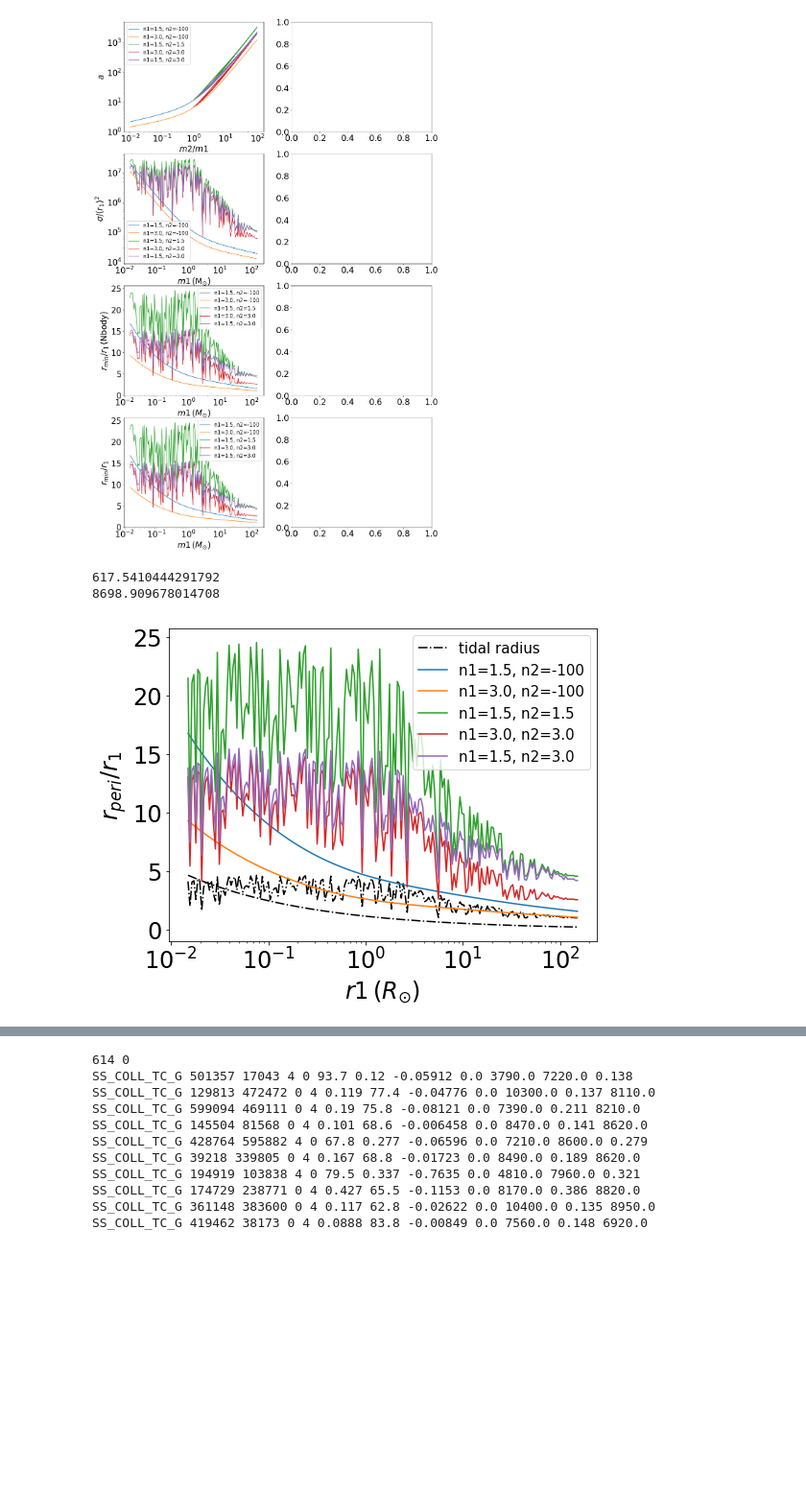
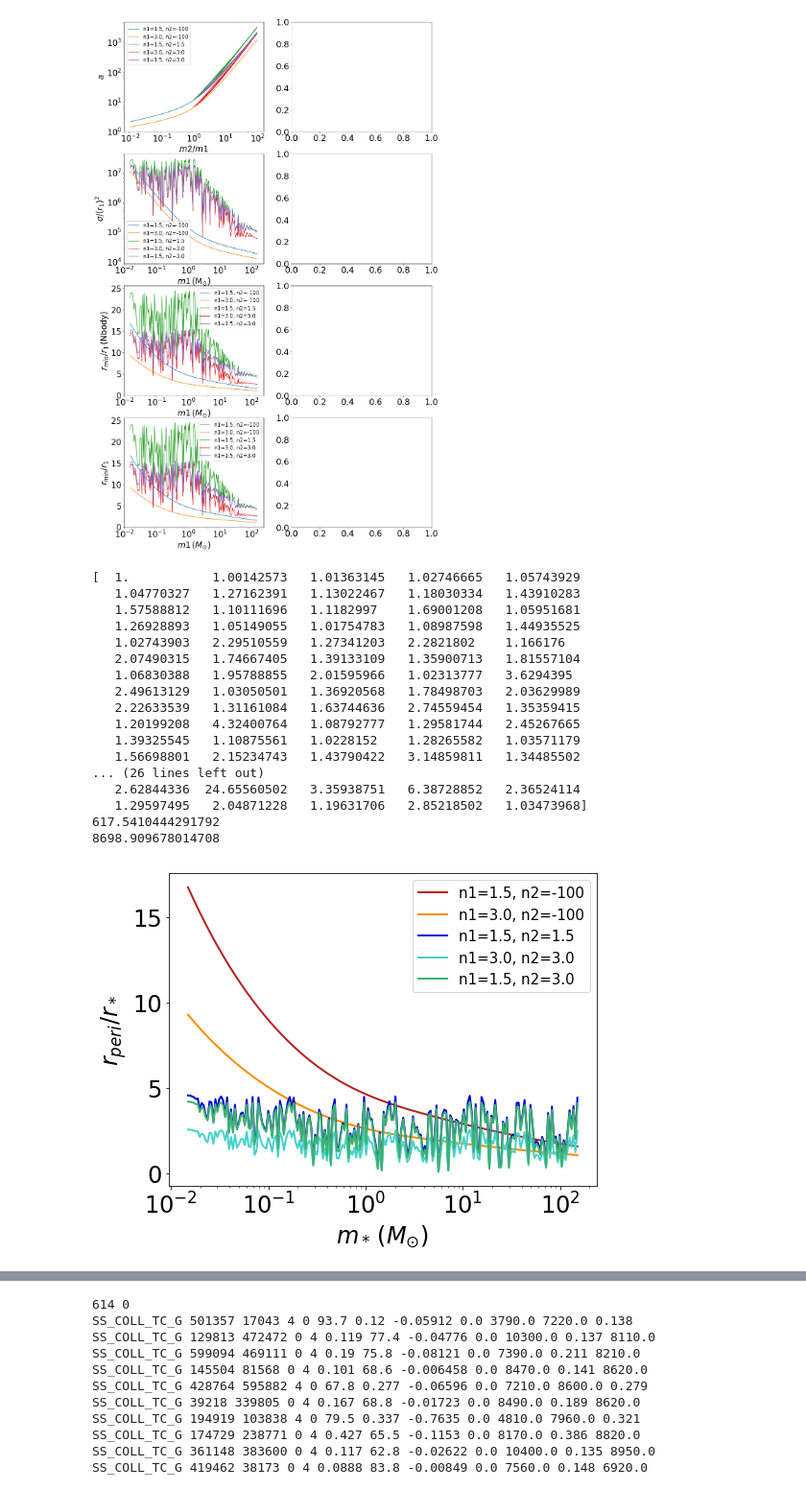
Before and after one commit to claireshiye/MyPythonCode, a Jupyter notebook: Tidal_Capture.ipynb, the cells around one changed output, grey strips where cells are left out. Shown at 96% size. Drawn from its saved outputs; the diff is of its cells as text; code cells hidden in the pictures; blank space fills up the shorter version.

```diff
--- a/Tidal_Capture.ipynb
+++ b/Tidal_Capture.ipynb
@@ -473,15 +473,15 @@ def prefix_a(n1, n2, m1, m2): ##m1 is the oscillating star, m2 is the perturber.
 
 
 n_1=[1.5, 3., 1.5, 3., 1.5]; n_2=[-100, -100, 1.5, 3., 3.]
-m_2_nd=1.5
-m_1=np.logspace(np.log10(0.015), np.log10(150), 200)  ##in solar mass
+m_nd=1.5
+m=np.logspace(np.log10(0.015), np.log10(150), 200)  ##in solar mass
 #print(m_1)
-r_1=m_1  ##in solar radius
 
-m_2_nn = []
-for x in range(len(m_1)):
-    m_2_nn.append(np.random.uniform(m_1[x], min(100*m_1[x],150)))
+m_nn = []
+for x in range(len(m)):
+    m_nn.append(np.random.uniform(0.015, m[x]))
     #print(m_2_nn[x]-m_1[x])
+print(m/m_nn)
 
 v_inf = 10 #km/s
 v_star = (2*Gconst_sun*PC_Rsun)**0.5
@@ -503,52 +503,80 @@ r_tidal = [[], [], [], [], []]   ##(m2/m1)^(1/3)
 
 for i in range(len(n_1)):
     if i<2:
-        m_2 = np.full_like(m_1, m_2_nd, dtype=np.double)
+        m_2 = np.full_like(m_1, m_nd, dtype=np.double)
+        m_1 = m
+        r_1 = m
+        r_star = m
     else:
-        m_2 = m_2_nn
+        m_2 = m
+        m_1 = m_nn
+        r_star = m
+        r_1 = m_nn
 
 
     for j in range(len(m_1)):
         a_temp = prefix_a(n_1[i], n_2[i], m_1[j], m_2[j])
         a_factor[i].append(a_temp)
         sigma_factor[i].append(a_temp * q_v)
 
-        r_nbody_factor[i].append(a_temp/np.pi/(1+m_2[j]/m_1[j])*(v_inf/v_star)**(2-beta))
+        r_nbody_factor[i].append(a_temp/np.pi/(1+m_2[j]/m_1[j])*(v_inf/v_star)**(2-beta)*r_1[j]/r_star[j])
 
         r_not[i].append(math.sqrt(a_temp * q_v/np.pi)*r_1[j])
+
         #print(r_dot[i][j])
 
         b = 2*Gconst_sun*(m_1[j]+m_2[j])*PC_Rsun/v_inf**2
         c = -a_temp * q_v/np.pi*r_1[j]**2
         #print(b, c)
         delta = b**2-4*c
         if delta<0:
             print('no root')
             r_min_factor[i].append(10)
         else:
-            r_min_factor[i].append((-b+math.sqrt(delta))/2/r_1[j])
+            r_min_factor[i].append((-b+math.sqrt(delta))/2/r_star[j])
 
 
     r_tidal[i]= (m_2/m_1)**(1/3)
 
-axs.plot(m_1, r_tidal[0], ls='-.', color='k', label='tidal radius')
-axs.plot(m_1, r_tidal[2], ls='-.', color='k')
+
+#axs.plot(m_1, r_tidal[0], ls='-.', color='k', label='tidal radius')
+#axs.plot(m_2, r_tidal[2], ls='-.', color='k')
+c = ['firebrick', 'darkorange', 'mediumblue', 'mediumturquoise', 'mediumseagreen']
 for k in range(5):
-    if k<2:
-        m_2 = m_2_nd
-    else:
-        m_2 = m_2_nn
+    #if k<2:
+    #    m_2 = m_2_nd
+    #else:
+    #    m_2 = m_2_nn
 
 
-    axs.plot(m_1, r_min_factor[k], label='n1='+str(n_1[k])+', n2='+str(n_2[k]))
+    #axs.plot(m, r_min_factor[k], label='n1='+str(n_1[k])+', n2='+str(n_2[k]))
+    axs.plot(m, r_nbody_factor[k], label='n1='+str(n_1[k])+', n2='+str(n_2[k]), color = c[k], lw=2)
     axs.set_xscale('log')
     #axs.set_yscale('log')
-    axs.set_xlabel(r'$r1\,(R_{\odot})$')
-    axs.set_ylabel(r'$r_{peri}/r_1$')
+    axs.set_xlabel(r'$m_*\,(M_{\odot})$')
+    axs.set_ylabel(r'$r_{peri}/r_*$')
     axs.legend(loc='best', prop={'size': 15})
+
+
+plt.savefig('/projects/b1095/syr904/projects/tidal_capture/rstar_rperi.pdf', bbox_inches='tight', dpi=300)
 # %% [output]
+[  1.           1.00142573   1.01363145   1.02746665   1.05743929
+   1.04770327   1.27162391   1.13022467   1.18030334   1.43910283
+   1.57588812   1.10111696   1.1182997    1.69001208   1.05951681
+   1.26928893   1.05149055   1.01754783   1.08987598   1.44935525
+   1.02743903   2.29510559   1.27341203   2.2821802    1.166176
+   2.07490315   1.74667405   1.39133109   1.35900713   1.81557104
+   1.06830388   1.95788855   2.01595966   1.02313777   3.6294395
+   2.49613129   1.03050501   1.36920568   1.78498703   2.03629989
+   2.22633539   1.31161084   1.63744636   2.74559454   1.35359415
+   1.20199208   4.32400764   1.08792777   1.29581744   2.45267665
+   1.39325545   1.10875561   1.0228152    1.28265582   1.03571179
+   1.56698801   2.15234743   1.43790422   3.14859811   1.34485502
+... (26 lines left out)
+   2.62844336  24.65560502   3.35938751   6.38728852   2.36524114
+   1.29597495   2.04871228   1.19631706   2.85218502   1.03473968]
 617.5410444291792
 8698.909678014708
-[figure, old version]
+[figure, new version]
 # %%
 ##Compare the Kim & Lee prescription with realistic star models from McMillan, Mcdermott, and Taam 1987
```
Also changed, not shown: parts of 4 cells of this notebook, 8 other files.
